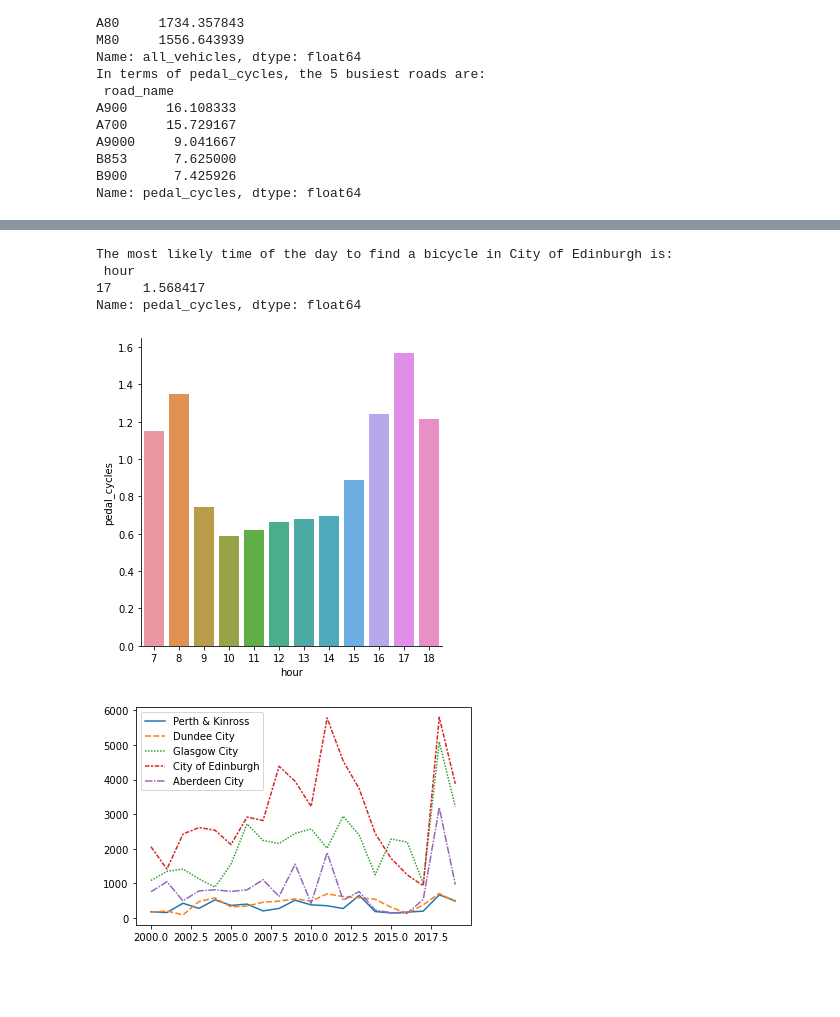
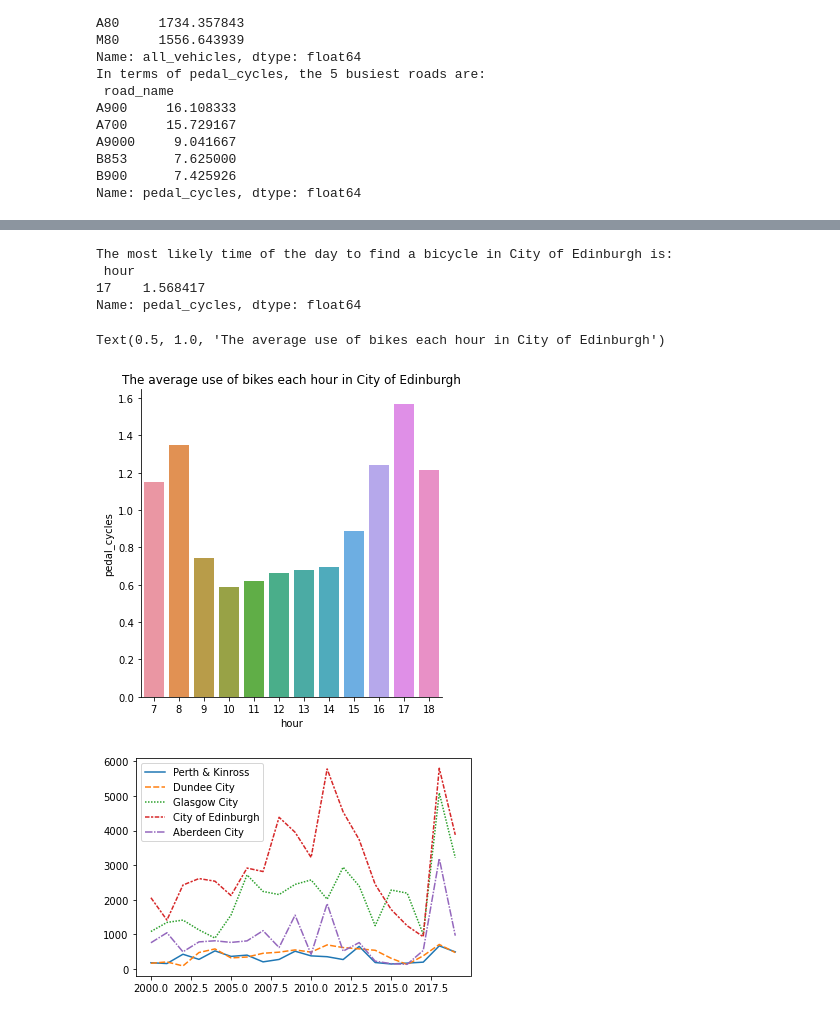
Before and after one commit to chiclez/pp-project-2, a Jupyter notebook: group 1.ipynb, the cells around one changed output, grey strips where cells are left out. Saved outputs shown, nothing was run; the diff lists cells and outputs as text; code cells hidden in the pictures; blank space fills up the shorter version.

```diff
--- a/group 1.ipynb
+++ b/group 1.ipynb
@@ -105,21 +112,23 @@ The 5 authorities use bicycles most often are:
 # %%
 #What is the most likely time of the day to find a bicycle in City of Edinburgh?
 
 #select City of Edinburgh as a new dataframe
 df1 = df.loc[df['local_authority_name'].isin(['City of Edinburgh'])]
 #calculate the average pedal_cycles used per hour
 bike_time = df.groupby(by='hour')['pedal_cycles'].mean()
 print('The most likely time of the day to find a bicycle in City of Edinburgh is: \n', bike_time.nlargest(1))
 
 bike_time = df.groupby(by='hour')['pedal_cycles'].mean().reset_index()
 b = sns.catplot(data=bike_time,
                 kind='bar',
                 x='hour',
                 y='pedal_cycles')
+plt.title('The average use of bikes each hour in City of Edinburgh')
 # %% [output]
 The most likely time of the day to find a bicycle in City of Edinburgh is:
  hour
 17    1.568417
 Name: pedal_cycles, dtype: float64
+Text(0.5, 1.0, 'The average use of bikes each hour in City of Edinburgh')
-[figure, old version]
+[figure, new version]
 # %%
```
Also changed, not shown: parts of 4 cells of this notebook.
